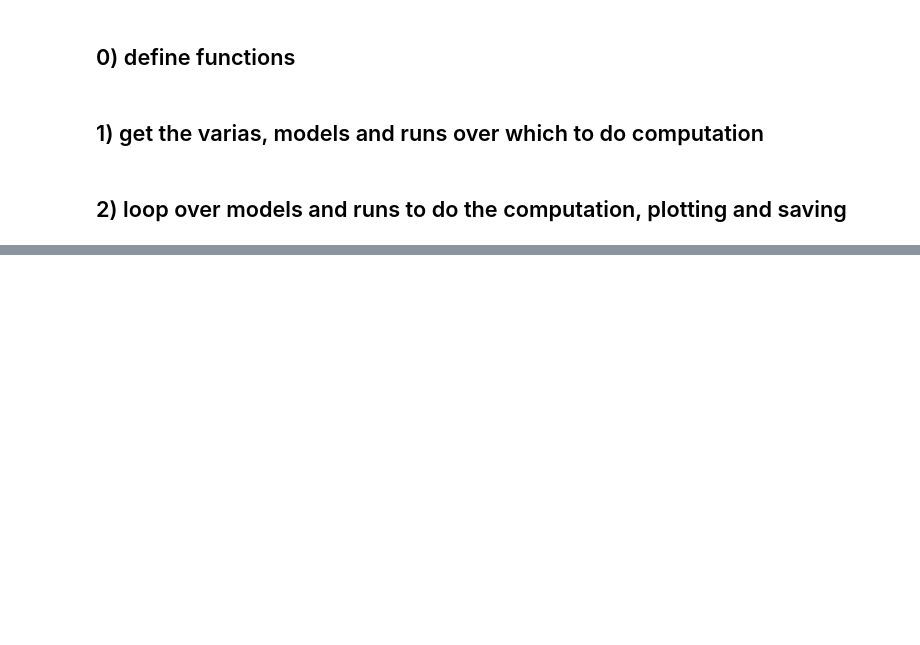
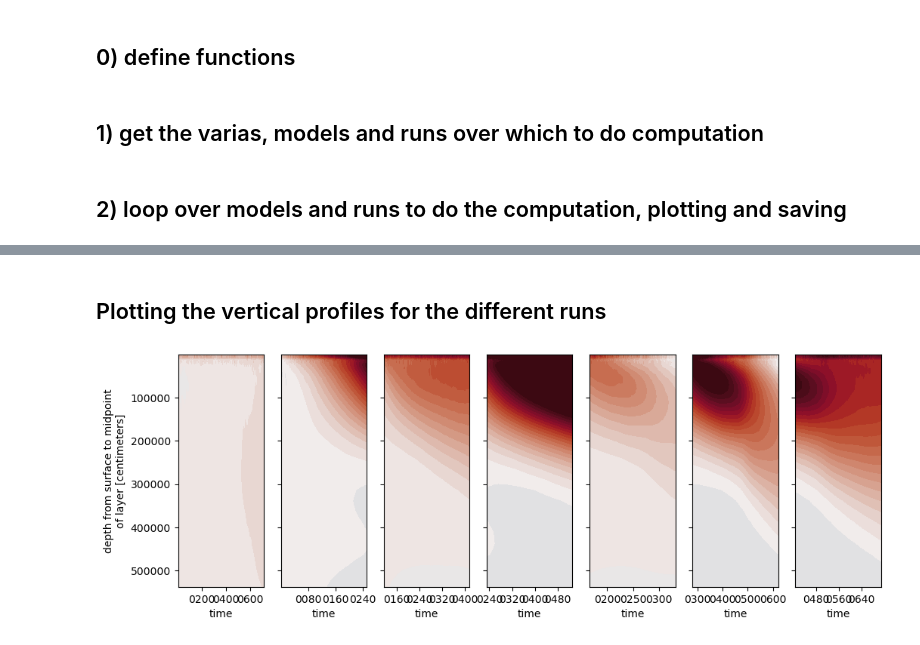
Before and after one commit to eikekoehn/TIPMIP_carbon_cycle, a Jupyter notebook: 01_postprocessing/calc_vertical_profile_of_global_statistic.ipynb, the cells around one changed output, grey strips where cells are left out. Saved outputs shown, nothing was run; the diff lists cells and outputs as text; code cells hidden in the pictures; blank space fills up the shorter version.

Commit message:
add vertical profile analysis

```diff
--- a/01_postprocessing/calc_vertical_profile_of_global_statistic.ipynb
+++ b/01_postprocessing/calc_vertical_profile_of_global_statistic.ipynb
@@ -45,7 +45,7 @@ def get_stat(varia,model):
 # %%
 #stat = 'integral'#'mean'
 freq_input = 'monthly'#'monthly'#'yearly'#, 'yearly', 'daily'] #freq_output = 'monthly'#, 'yearly', 'daily', 'climatology', None]
-varias = ['dissic']#['intpp','intdic']#['tos','fgco2']#['tas','npp','nbp','cSoil','cVeg','cLand','co2mass','intdic','intpp','tos','fgco2'] #'co2mass']#,'fco2antt']#,'intdic'] #['dissic']#['intpp','npp','tas','tos','fgco2','nbp','fco2antt','cLand','cVeg','cSoil','npp','co2mass',]#['co2']#['co2mass']#['cSoilFast','cSoilMedium','cSoilSlow']#['epc100','cLand','cVeg','nbp','intpp','npp']#,'fgco2',''epc100']#['epc100','fgco2','intpp','tos']#['npp','cSoil','cLand','cVeg']#['fgco2','tas']#['epc100']#['fgco2','intpp','npp','cLand']#['co2s']#['intpp','chlos','epc100']#['cLand','cVeg','cSoil','npp','co2mass','tas','tos','fgco2','nbp','fco2antt','intpp','npp','cLand','cVeg','cSoil','intdic']#['npp','cLand','fgco2','nbp','fco2antt']#'fco2antt']#['tas','nbp','fgco2','fco2antt','co2mass','tos','npp']#]#['intpp','npp','tos'] # ['fgco2','nbp','cLand','dissic','cSoil','cVeg','cLitter','cCwd']#  # 'tas',                ,'co2mass']#['fgco2']#['nbp']#['nbp','cLand'] #['nbp']#['nbp']#['fco2antt']#['cLand','cSoil','cVeg','cLitter','cCwd']#['cLitter']#'cCwd',#['cLand']#['cSoil','cVeg']#['cLitter']#['cCwd']#['cSoil','cVeg']#'cLand',#['tas','nbp','npp','tos','fgco2','intpp']
+varias = ['thetao']#['intpp','intdic']#['tos','fgco2']#['tas','npp','nbp','cSoil','cVeg','cLand','co2mass','intdic','intpp','tos','fgco2'] #'co2mass']#,'fco2antt']#,'intdic'] #['dissic']#['intpp','npp','tas','tos','fgco2','nbp','fco2antt','cLand','cVeg','cSoil','npp','co2mass',]#['co2']#['co2mass']#['cSoilFast','cSoilMedium','cSoilSlow']#['epc100','cLand','cVeg','nbp','intpp','npp']#,'fgco2',''epc100']#['epc100','fgco2','intpp','tos']#['npp','cSoil','cLand','cVeg']#['fgco2','tas']#['epc100']#['fgco2','intpp','npp','cLand']#['co2s']#['intpp','chlos','epc100']#['cLand','cVeg','cSoil','npp','co2mass','tas','tos','fgco2','nbp','fco2antt','intpp','npp','cLand','cVeg','cSoil','intdic']#['npp','cLand','fgco2','nbp','fco2antt']#'fco2antt']#['tas','nbp','fgco2','fco2antt','co2mass','tos','npp']#]#['intpp','npp','tos'] # ['fgco2','nbp','cLand','dissic','cSoil','cVeg','cLitter','cCwd']#  # 'tas',                ,'co2mass']#['fgco2']#['nbp']#['nbp','cLand'] #['nbp']#['nbp']#['fco2antt']#['cLand','cSoil','cVeg','cLitter','cCwd']#['cLitter']#'cCwd',#['cLand']#['cSoil','cVeg']#['cLitter']#['cCwd']#['cSoil','cVeg']#'cLand',#['tas','nbp','npp','tos','fgco2','intpp']
 models = ['CESM2']#['UKESM1-2']#['EC-Earth3-ESM-1']#['GISSE2.1-G-CC2']#['UKESM1-2']#['GISSE2.1-G-CC2']#['IPSL-CM6-ESMCO2']#['NorESM2-LM']##['GISSE2.1-G-CC2']#['CESM2']#['ACCESS-ESM1-5'] #['ACCESS-ESM1-5']#['IPSL-CM6-ESMCO2']#['NorESM2-LM']#['IPSL-CM6-ESMCO2','NorESM2-LM','GFDL-ESM2M']#['MIROC-ES2L'] ['IPSL-CM6-ESMCO2']#['EC-Earth3-ESM-1']#['UKESM1-2']#['IPSL-CM6-ESMCO2']#['IPSL-CM6-ESMCO2']#[]#['GISSE2.1-G-CC2']#['EC-Earth3-ESM-1']#,'UKESM1-2']#['NorESM2-LM']#['GFDL-ESM2M']#['IPSL-CM6-ESMCO2']#['UKESM1-2']#['IPSL-CM6-ESMCO2','NorESM2-LM','GFDL-ESM2M'] # ,
 runs = pruns.get_run_list('tipmip_tier1')#[1:2]#[2:]#[-1:]#[:1]#[5:]#[1:]#[:-1]#[:1]#[-1:]#[:1]#[:1]#[1:]#[-1:] #
 
@@ -192,0 +210,26 @@ Processing data for DIC, CESM2, esm-piControl...
+# %% [markdown]
+## Plotting the vertical profiles for the different runs
+# %%
+ref_profile = (global_stats['esm-up2p0'].isel(time=slice(0,12)).mean(dim='time'))
+
+fig, ax = plt.subplots(1, 7, figsize=(12, 4),sharey=True)
+
+for kdx,key in enumerate(global_stats.keys()):
+    da = (global_stats[key] - ref_profile).T
+
+    da.plot.contourf(
+        ax=ax[kdx],
+        x="time",
+        y="z_t",
+        cmap="cmo.balance",
+        vmin=-3,
+        vmax=3,
+        levels=41,
+        add_colorbar=False,   # don't make one automatically
+    )
+for adx,a in enumerate(ax):
+    a.invert_yaxis()
+    if adx != 0:
+        a.set_ylabel('')
+# %% [output]
+[figure, added]
```
Also changed, not shown: parts of 2 cells of this notebook, 1 other file.
